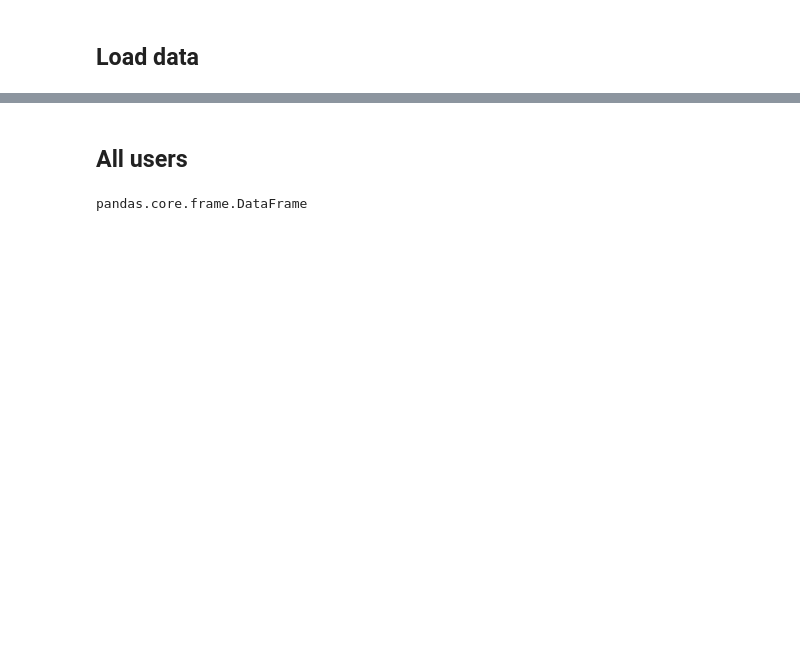
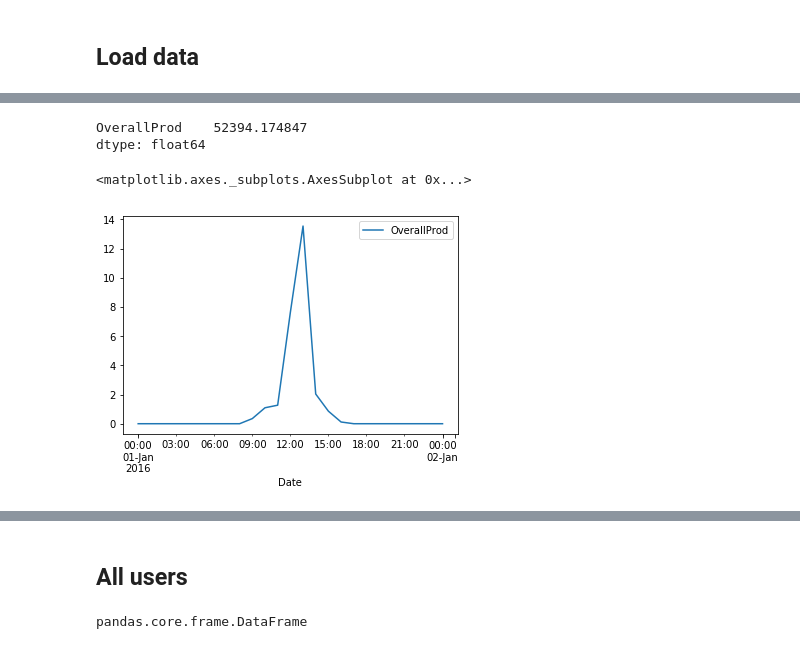
Before and after one commit to HusainKapadia/Energy-Poverty-JRC, a Jupyter notebook: consumption.ipynb, the cells around one changed output, grey strips where cells are left out. Saved outputs shown, nothing was run; the diff lists cells and outputs as text; code cells hidden in the pictures; blank space fills up the shorter version.

```diff
--- a/consumption.ipynb
+++ b/consumption.ipynb
@@ -66,0 +89,30 @@ total.plot()
+# %%
+# Read all folders and load the power consumption of all households into one frame
+dfs = []
+for p in glob.glob('useful_solar/*'):
+    grid_balance = pd.read_csv(osp.join(p, 'gridbalance2016.csv'), usecols=[0, 3], index_col=0)
+    solar_module = pd.read_csv(osp.join(p, 'power2016_solar_module.csv'), usecols=[0, 3], index_col=0)
+    production = grid_balance['Power into grid'] + solar_module['Solar Power used']
+    dfs.append(production.to_frame())
+
+dfs = pd.concat(dfs, axis=1)
+dfs.columns = ['production_h' + p.split('_')[-1] for p in glob.glob('useful_solar/*')]
+# %%
+dt = [datetime(2016, 1, 1)]
+for _ in range(len(dfs)-1):
+    dt.append(dt[-1] + timedelta(seconds=60))
+
+dfs['Date'] = dt
+dfs.set_index('Date', drop=True, inplace=True)
+dfs = dfs.resample('H').mean()
+# %%
+overall_production = dfs.sum(axis=1)
+overall_production = overall_production.to_frame()
+overall_production.columns = ['OverallProd']
+print(overall_production.sum())
+overall_production[:25].plot()
+# %% [output]
+OverallProd    52394.174847
+dtype: float64
+<matplotlib.axes._subplots.AxesSubplot at 0x...>
+[figure, added]
```
Also changed, not shown: parts of 5 cells of this notebook.
